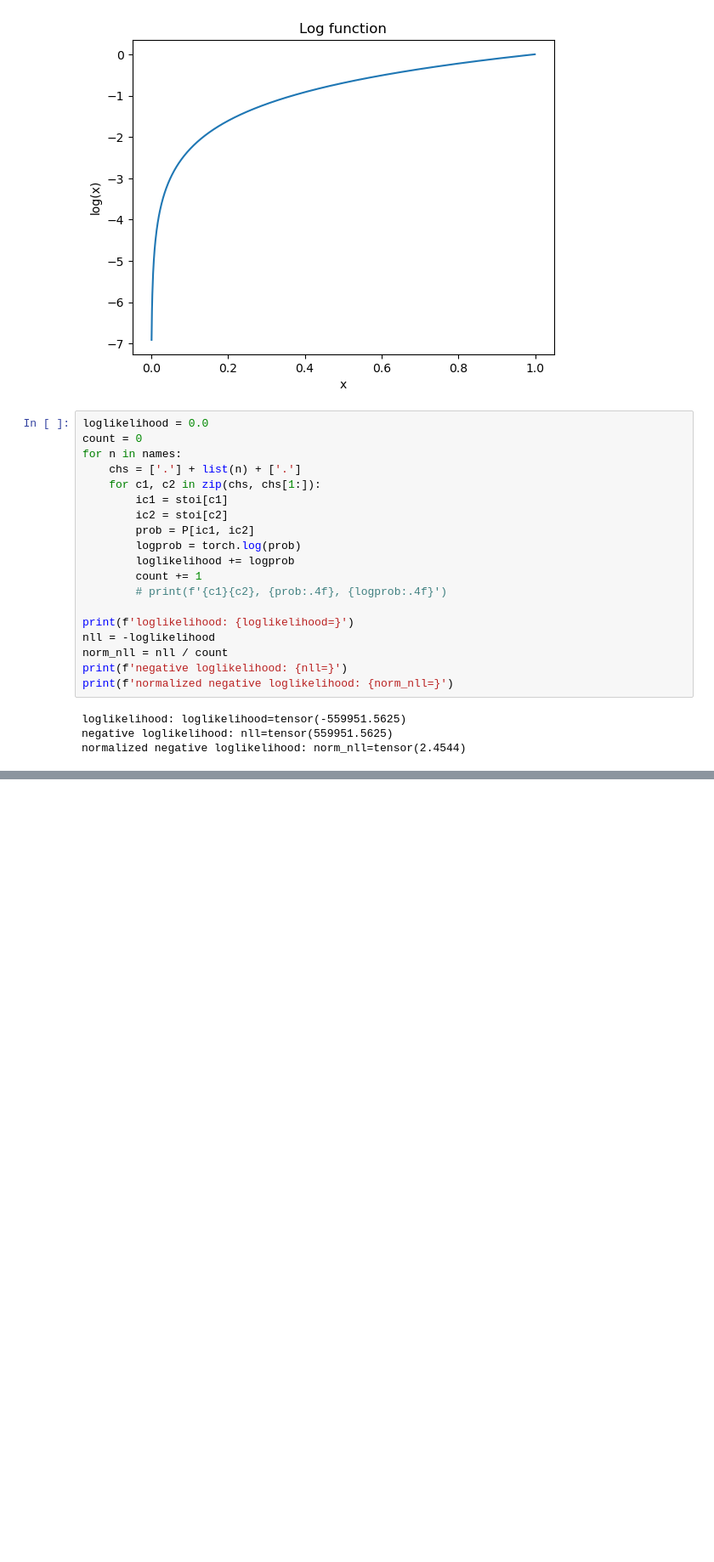
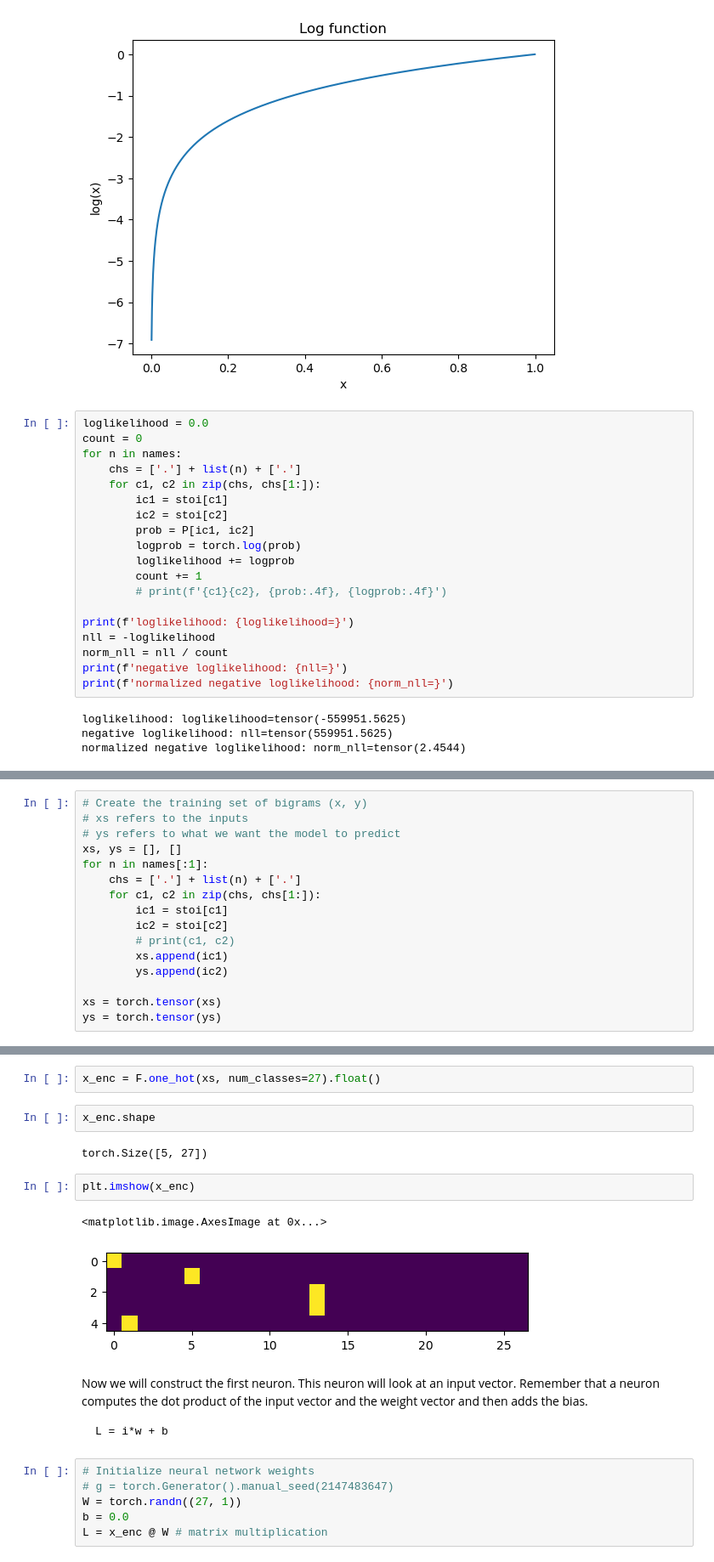
Before and after one commit to charlieroth/lab, a Jupyter notebook: python/BuildingMakemore1.ipynb, the cells around one changed output, grey strips where cells are left out. Shown: that part at 85% size. Cells and saved outputs as stored; diff of their text form; blank space fills up the shorter version.

````diff
--- a/python/BuildingMakemore1.ipynb
+++ b/python/BuildingMakemore1.ipynb
@@ -259,0 +268,16 @@ normalized negative loglikelihood: norm_nll=tensor(2.4544)
+# %%
+# Create the training set of bigrams (x, y)
+# xs refers to the inputs
+# ys refers to what we want the model to predict
+xs, ys = [], []
+for n in names[:1]:
+    chs = ['.'] + list(n) + ['.']
+    for c1, c2 in zip(chs, chs[1:]):
+        ic1 = stoi[c1]
+        ic2 = stoi[c2]
+        # print(c1, c2)
+        xs.append(ic1)
+        ys.append(ic2)
+
+xs = torch.tensor(xs)
+ys = torch.tensor(ys)
@@ -259,0 +301,23 @@ normalized negative loglikelihood: norm_nll=tensor(2.4544)
+# %%
+x_enc = F.one_hot(xs, num_classes=27).float()
+# %%
+x_enc.shape
+# %% [output]
+torch.Size([5, 27])
+# %%
+plt.imshow(x_enc)
+# %% [output]
+<matplotlib.image.AxesImage at 0x...>
+[figure, added]
+# %% [markdown]
+Now we will construct the first neuron. This neuron will look at an input vector. Remember that a neuron computes the dot product of the input vector and the weight vector and then adds the bias.
+
+```
+L = i*w + b
+```
+# %%
+# Initialize neural network weights
+# g = torch.Generator().manual_seed(2147483647)
+W = torch.randn((27, 1))
+b = 0.0
+L = x_enc @ W # matrix multiplication
````
Also changed, not shown: parts of 8 cells of this notebook, 1 other file.
